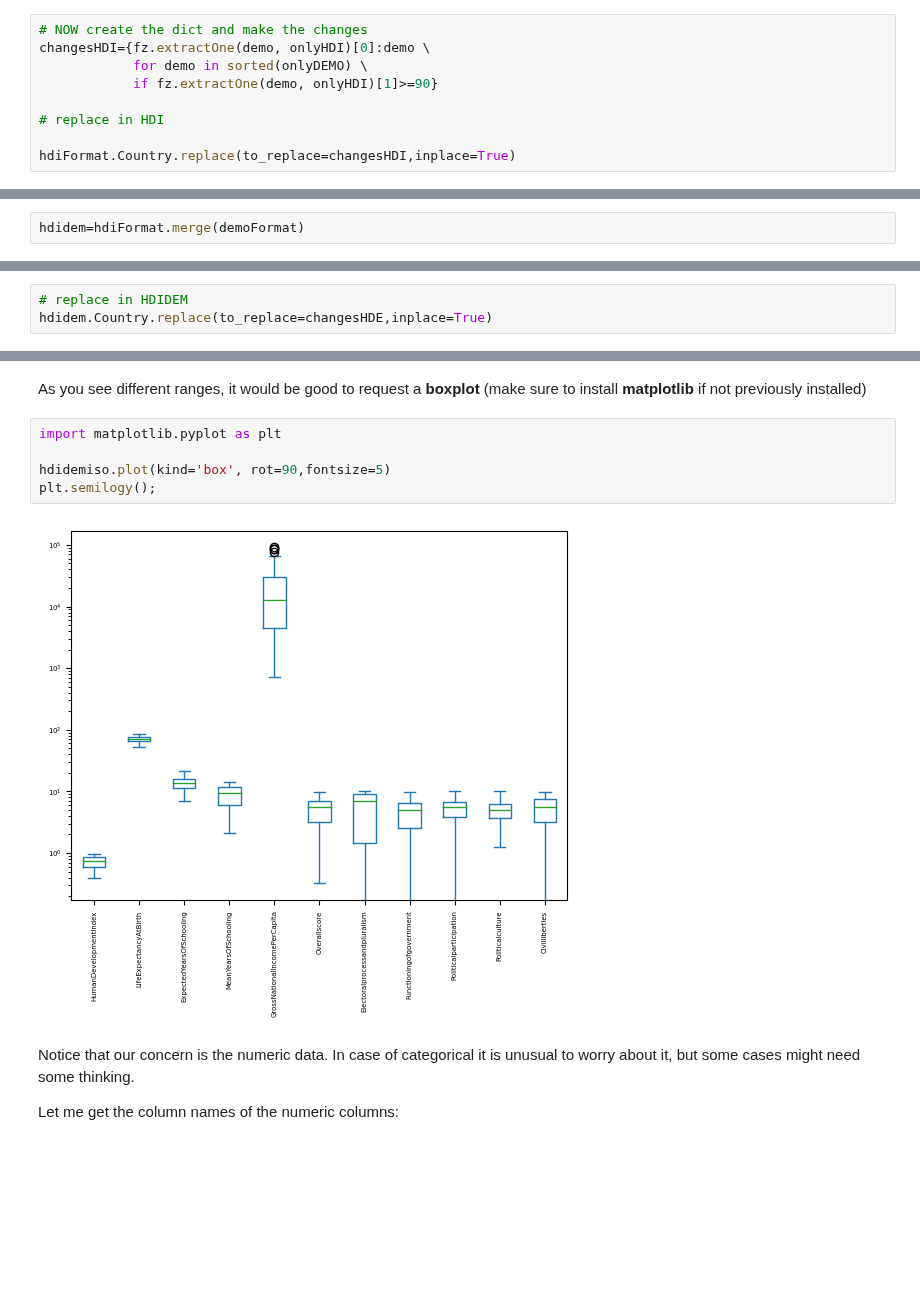
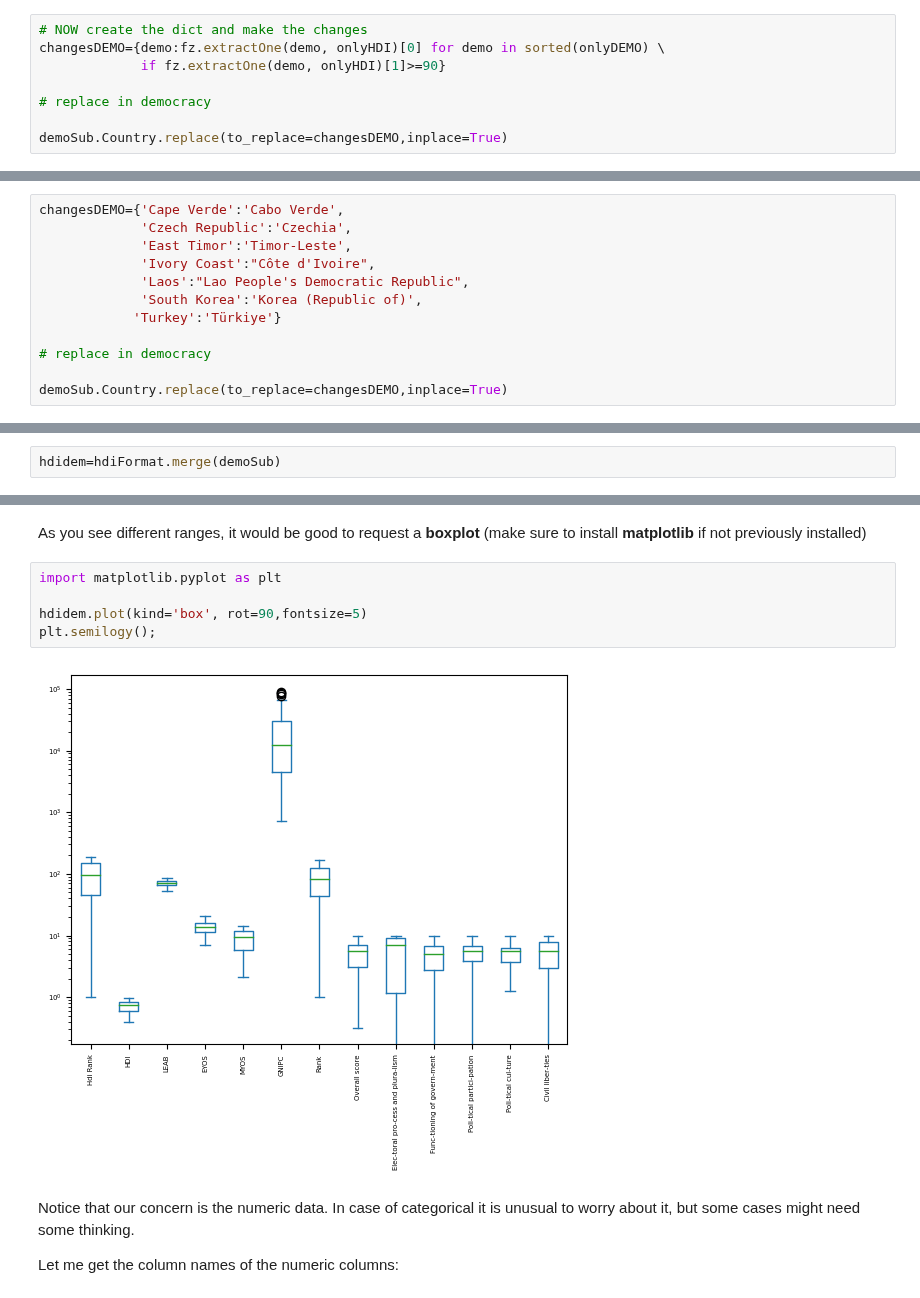
Before and after one commit to eScienceWinterSchool/PythonSession, a Jupyter notebook: index.ipynb, the cells around one changed output, grey strips where cells are left out. Saved outputs shown, nothing was run; the diff lists cells and outputs as text; blank space fills up the shorter version.

```diff
--- a/index.ipynb
+++ b/index.ipynb
@@ -842,11 +807,10 @@ For that, you need to create a **dictionary of changes**:
 # %%
 # NOW create the dict and make the changes
-changesHDI={fz.extractOne(demo, onlyHDI)[0]:demo \
-            for demo in sorted(onlyDEMO) \
-            if fz.extractOne(demo, onlyHDI)[1]>=90}
+changesDEMO={demo:fz.extractOne(demo, onlyHDI)[0] for demo in sorted(onlyDEMO) \
+             if fz.extractOne(demo, onlyHDI)[1]>=90}
 
-# replace in HDI
+# replace in democracy
 
-hdiFormat.Country.replace(to_replace=changesHDI,inplace=True)
+demoSub.Country.replace(to_replace=changesDEMO,inplace=True)
 # %%
 # did you get more rows?
@@ -875,0 +852,12 @@ As our merge ended with one fuzzy-merge iteration; the data frame to use further
+# %%
+changesDEMO={'Cape Verde':'Cabo Verde',
+             'Czech Republic':'Czechia',
+             'East Timor':'Timor-Leste',
+             'Ivory Coast':"Côte d'Ivoire",
+             'Laos':"Lao People's Democratic Republic",
+             'South Korea':'Korea (Republic of)',
+            'Turkey':'Türkiye'}
+
+# replace in democracy
+
+demoSub.Country.replace(to_replace=changesDEMO,inplace=True)
@@ -876,5 +866,5 @@ As our merge ended with one fuzzy-merge iteration; the data frame to use further
 # %%
-hdidem=hdiFormat.merge(demoFormat)
+hdidem=hdiFormat.merge(demoSub)
 # %% [markdown]
 The format should still be good:
 # %%
@@ -1057,3 +889,0 @@ changesHDE
-# %%
-# replace in HDIDEM
-hdidem.Country.replace(to_replace=changesHDE,inplace=True)
@@ -1093,10 +921,10 @@ As you see different ranges, it would be good to request a **boxplot** (make sur
 # %%
 import matplotlib.pyplot as plt
 
-hdidemiso.plot(kind='box', rot=90,fontsize=5)
+hdidem.plot(kind='box', rot=90,fontsize=5)
 plt.semilogy();
 # %% [output]
-[figure, old version]
+[figure, new version]
 # %% [markdown]
 Notice that our concern is the numeric data. In case of categorical it is unusual to worry about it, but some cases might need some thinking.
 
```
Also changed, not shown: parts of 126 cells of this notebook, 5 other files.
